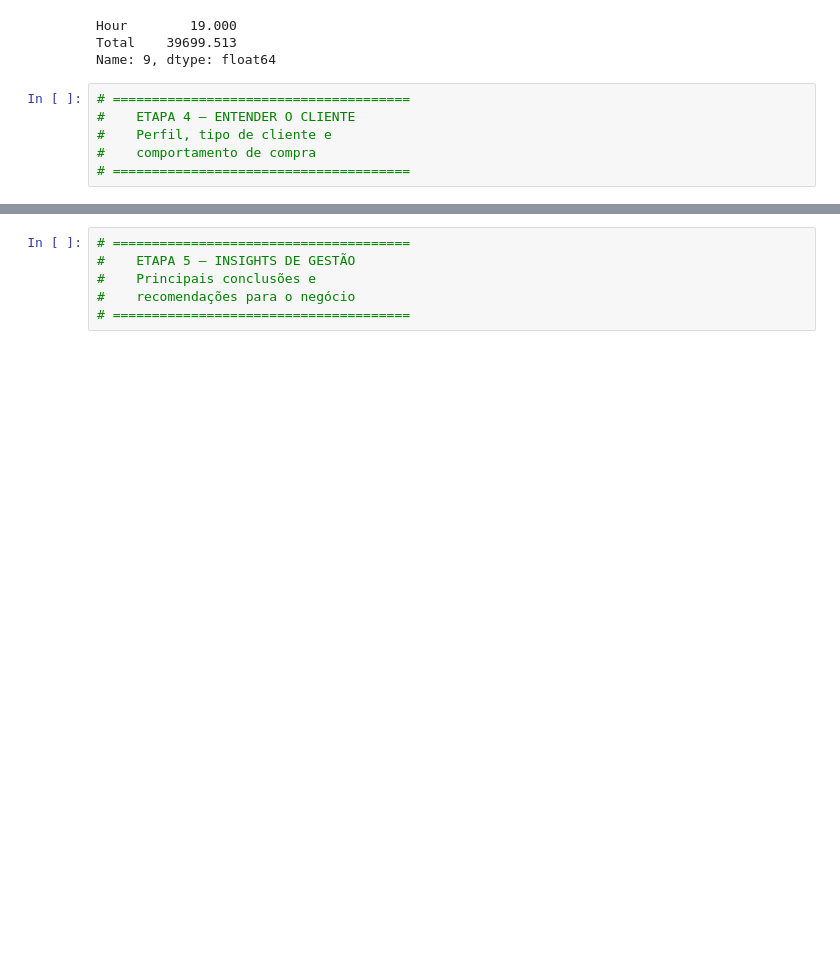
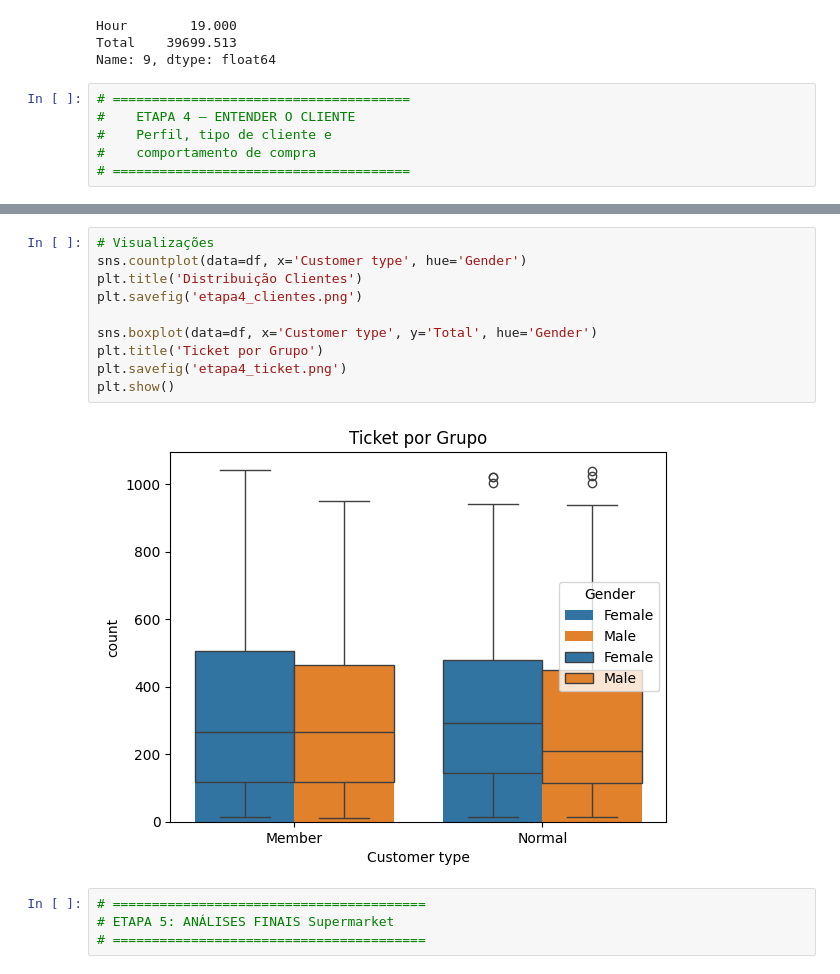
Before and after one commit to wellingtonvinicius/analise-vendas-supermercado, a Jupyter notebook: Projeto/analise_mercado.ipynb, the cells around one changed output, grey strips where cells are left out. Drawn from its saved outputs; the diff is of its cells as text; blank space fills up the shorter version.

```diff
--- a/Projeto/analise_mercado.ipynb
+++ b/Projeto/analise_mercado.ipynb
@@ -408,6 +406,16 @@ Name: 9, dtype: float64
+# %%
+# Visualizações
+sns.countplot(data=df, x='Customer type', hue='Gender')
+plt.title('Distribuição Clientes')
+plt.savefig('etapa4_clientes.png')
+
+sns.boxplot(data=df, x='Customer type', y='Total', hue='Gender')
+plt.title('Ticket por Grupo')
+plt.savefig('etapa4_ticket.png')
+plt.show()
+# %% [output]
+[figure, added]
 # %%
-# ======================================
-#    ETAPA 5 – INSIGHTS DE GESTÃO
-#    Principais conclusões e
-#    recomendações para o negócio
-# ======================================
+# ========================================
+# ETAPA 5: ANÁLISES FINAIS Supermarket
+# ========================================
```
Also changed, not shown: parts of 15 cells of this notebook, 5 other files.
